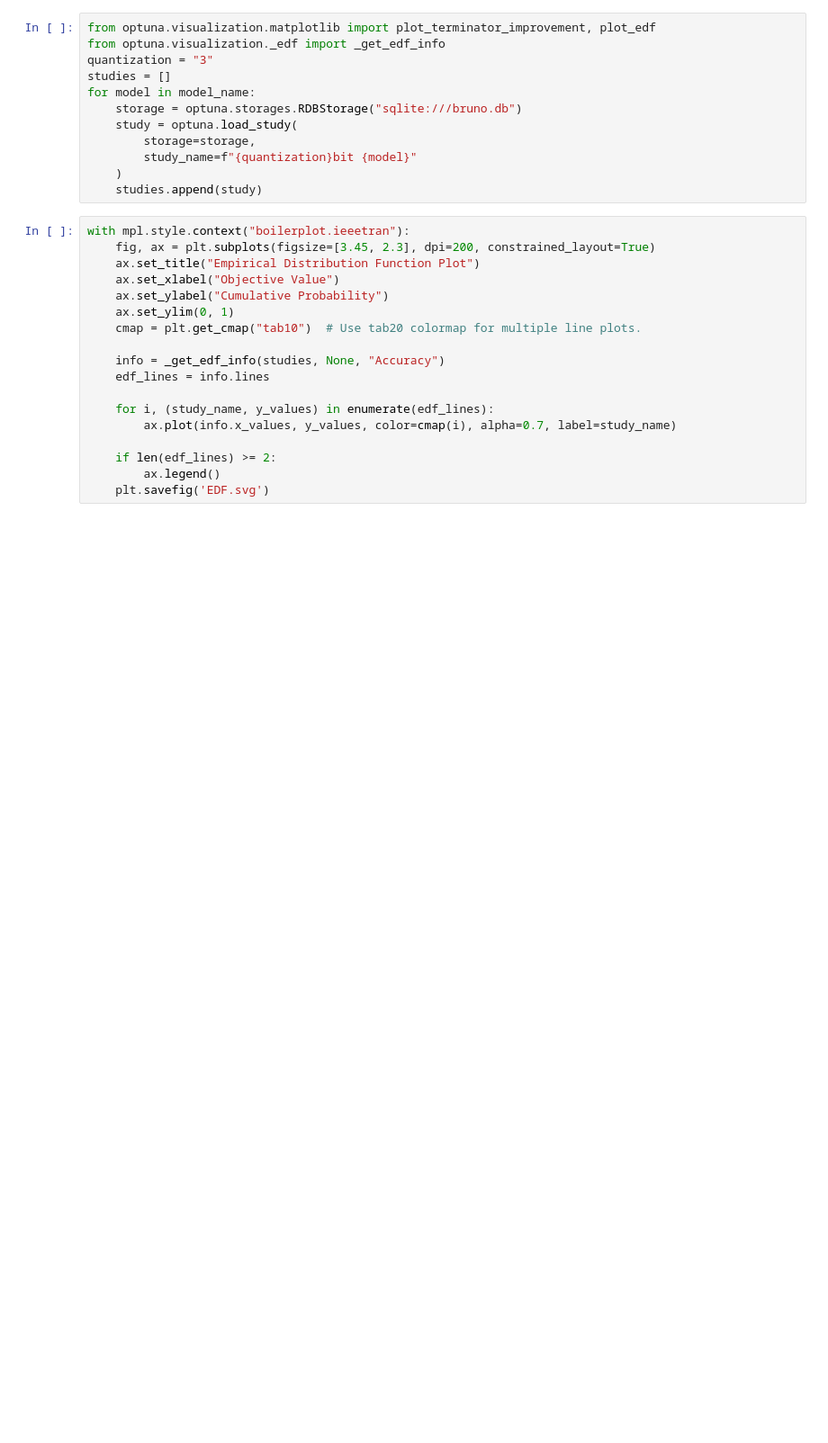
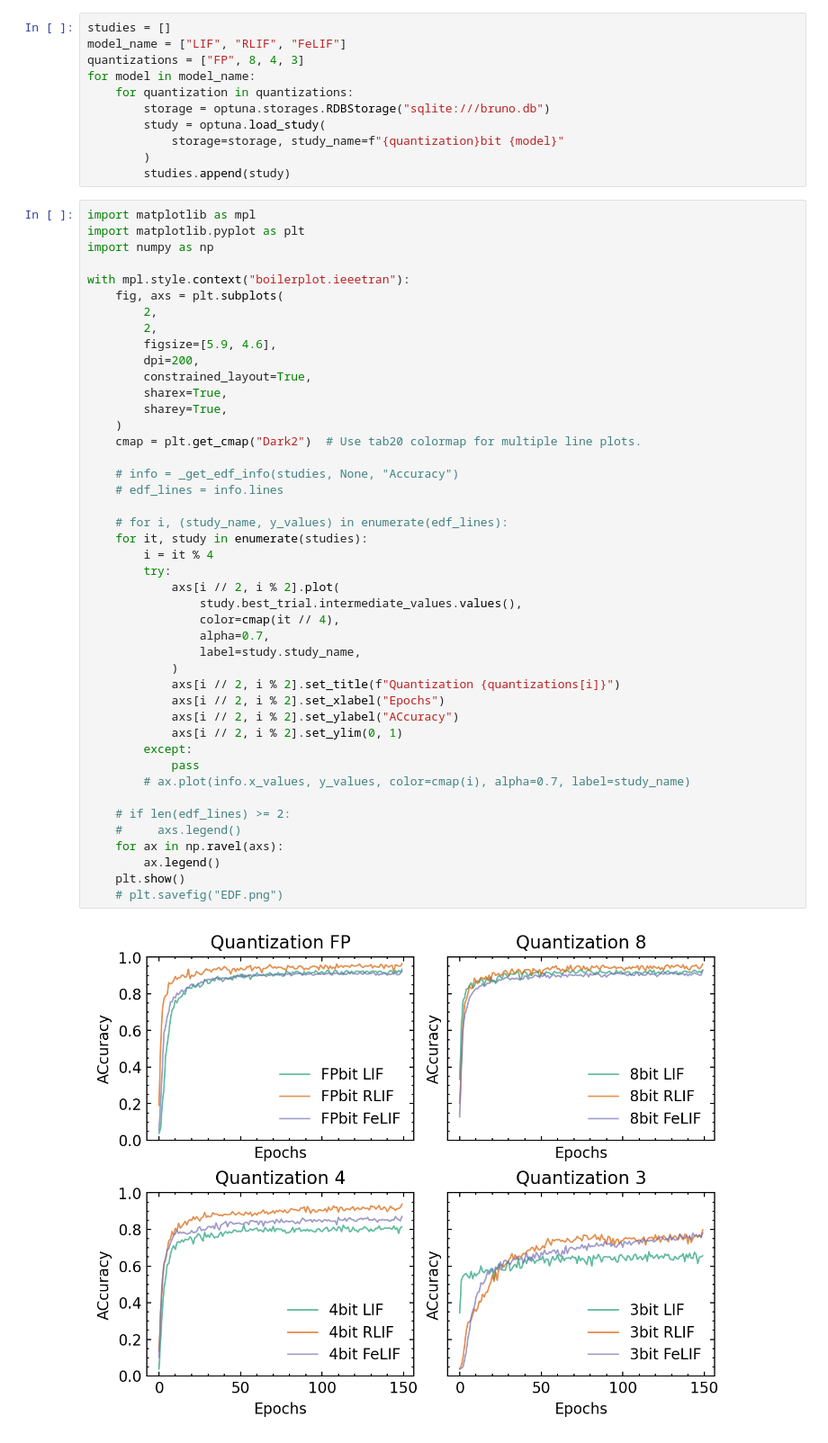
Before and after one commit to ncas-tum/ELEANOR, a Jupyter notebook: scripts/benchmark/optuna/plotanalysis.ipynb, the cells around one changed output. Shown at 90% size. Saved outputs shown, nothing was run; the diff lists cells and outputs as text; blank space fills up the shorter version.

```diff
--- a/scripts/benchmark/optuna/plotanalysis.ipynb
+++ b/scripts/benchmark/optuna/plotanalysis.ipynb
@@ -72,30 +124,57 @@ with mpl.style.context("boilerplot.ieeetran"):
 # %%
-from optuna.visualization.matplotlib import plot_terminator_improvement, plot_edf
-from optuna.visualization._edf import _get_edf_info
-quantization = "3"
 studies = []
+model_name = ["LIF", "RLIF", "FeLIF"]
+quantizations = ["FP", 8, 4, 3]
 for model in model_name:
-    storage = optuna.storages.RDBStorage("sqlite:///bruno.db")
-    study = optuna.load_study(
-        storage=storage,
-        study_name=f"{quantization}bit {model}"
-    )
-    studies.append(study)
+    for quantization in quantizations:
+        storage = optuna.storages.RDBStorage("sqlite:///bruno.db")
+        study = optuna.load_study(
+            storage=storage, study_name=f"{quantization}bit {model}"
+        )
+        studies.append(study)
 # %%
+import matplotlib as mpl
+import matplotlib.pyplot as plt
+import numpy as np
+
 with mpl.style.context("boilerplot.ieeetran"):
-    fig, ax = plt.subplots(figsize=[3.45, 2.3], dpi=200, constrained_layout=True)
-    ax.set_title("Empirical Distribution Function Plot")
-    ax.set_xlabel("Objective Value")
-    ax.set_ylabel("Cumulative Probability")
-    ax.set_ylim(0, 1)
-    cmap = plt.get_cmap("tab10")  # Use tab20 colormap for multiple line plots.
+    fig, axs = plt.subplots(
+        2,
+        2,
+        figsize=[5.9, 4.6],
+        dpi=200,
+        constrained_layout=True,
+        sharex=True,
+        sharey=True,
+    )
+    cmap = plt.get_cmap("Dark2")  # Use tab20 colormap for multiple line plots.
 
-    info = _get_edf_info(studies, None, "Accuracy")
-    edf_lines = info.lines
+    # info = _get_edf_info(studies, None, "Accuracy")
+    # edf_lines = info.lines
 
-    for i, (study_name, y_values) in enumerate(edf_lines):
-        ax.plot(info.x_values, y_values, color=cmap(i), alpha=0.7, label=study_name)
+    # for i, (study_name, y_values) in enumerate(edf_lines):
+    for it, study in enumerate(studies):
+        i = it % 4
+        try:
+            axs[i // 2, i % 2].plot(
+                study.best_trial.intermediate_values.values(),
+                color=cmap(it // 4),
+                alpha=0.7,
+                label=study.study_name,
+            )
+            axs[i // 2, i % 2].set_title(f"Quantization {quantizations[i]}")
+            axs[i // 2, i % 2].set_xlabel("Epochs")
+            axs[i // 2, i % 2].set_ylabel("ACcuracy")
+            axs[i // 2, i % 2].set_ylim(0, 1)
+        except:
+            pass
+        # ax.plot(info.x_values, y_values, color=cmap(i), alpha=0.7, label=study_name)
 
-    if len(edf_lines) >= 2:
+    # if len(edf_lines) >= 2:
+    #     axs.legend()
+    for ax in np.ravel(axs):
         ax.legend()
-    plt.savefig('EDF.svg')
+    plt.show()
+    # plt.savefig("EDF.png")
+# %% [output]
+[figure, added]
```
Also changed, not shown: parts of 7 cells of this notebook, 4 other files.
